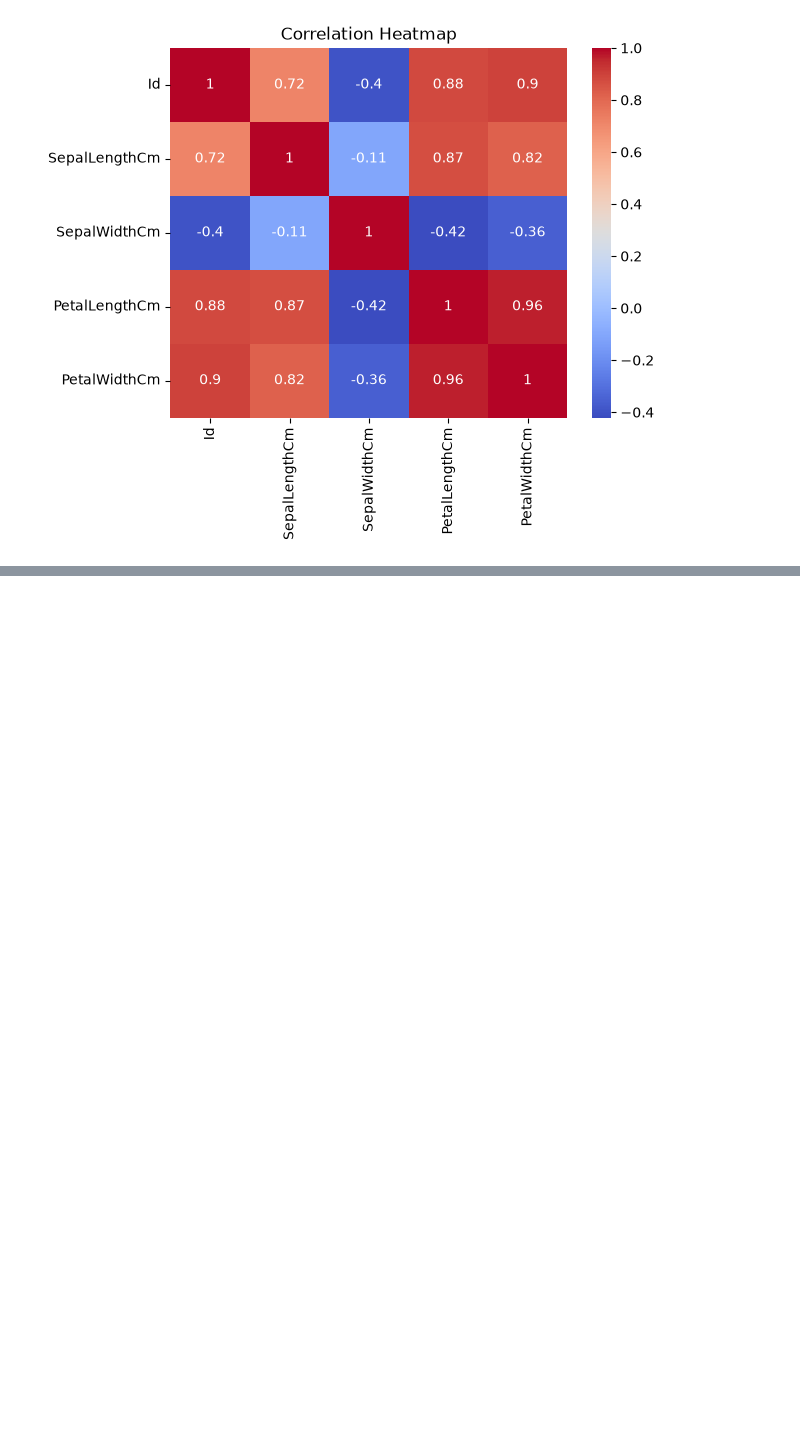
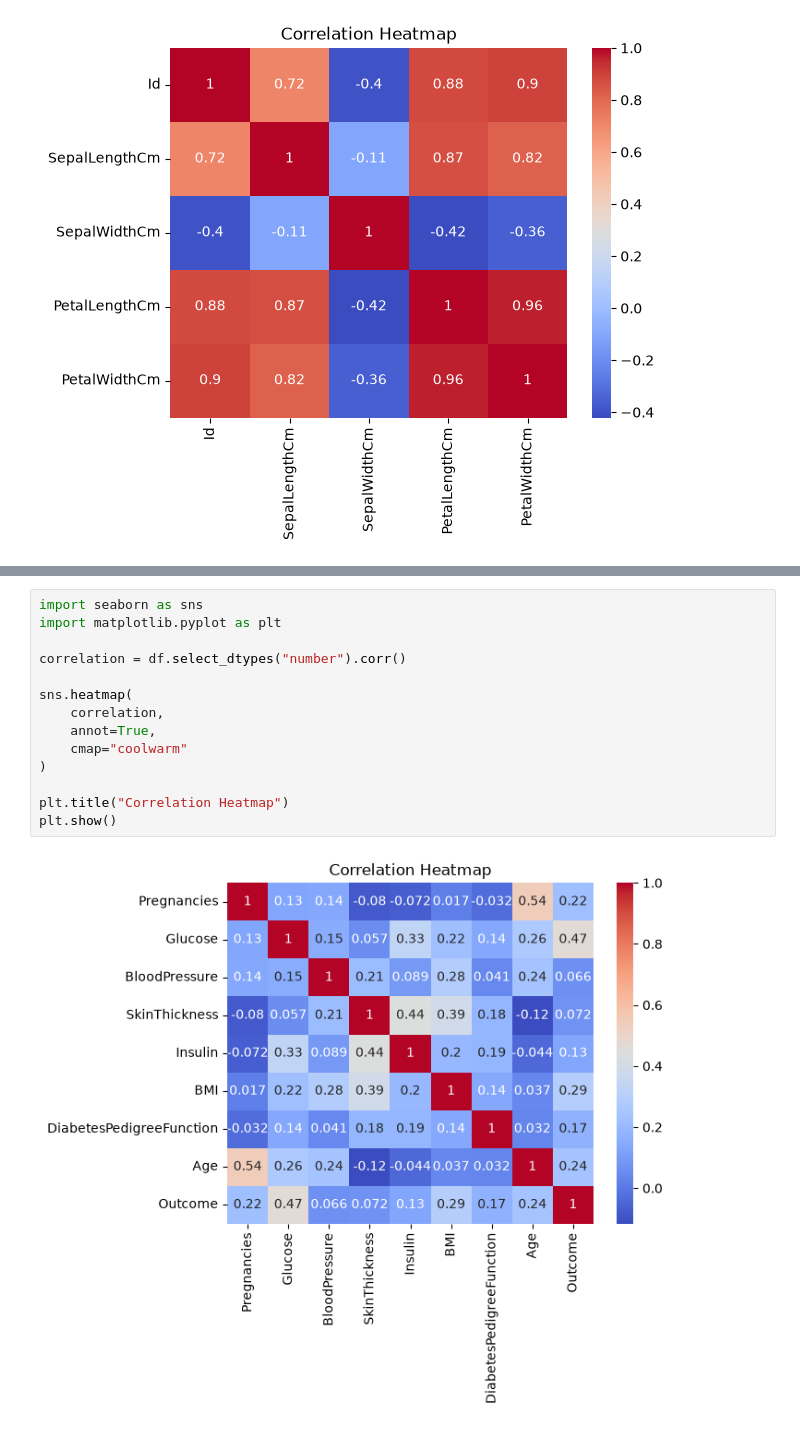
Before and after one commit to 2025cinarpalaramyalikhithaa-jpg/DAV, a Jupyter notebook: 16 09 26.ipynb, the cells around one changed output, grey strips where cells are left out. Drawn from its saved outputs; the diff is of its cells as text; blank space fills up the shorter version.

```diff
--- a/16 09 26.ipynb
+++ b/16 09 26.ipynb
@@ -62,0 +118,16 @@ plt.show()
+# %%
+import seaborn as sns
+import matplotlib.pyplot as plt
+
+correlation = df.select_dtypes("number").corr()
+
+sns.heatmap(
+    correlation,
+    annot=True,
+    cmap="coolwarm"
+)
+
+plt.title("Correlation Heatmap")
+plt.show()
+# %% [output]
+[figure, added]
```
Also changed, not shown: parts of 5 cells of this notebook.
